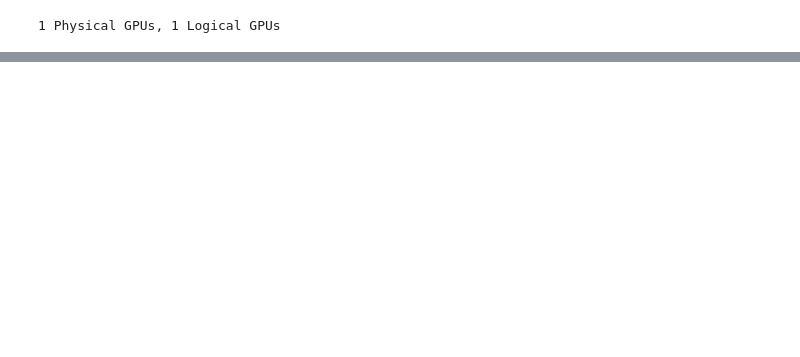
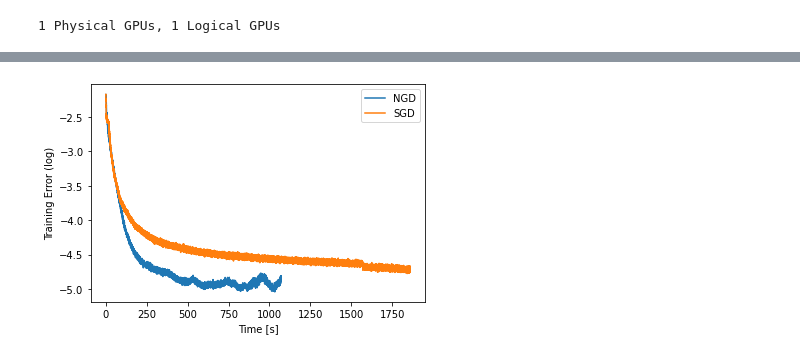
Before and after one commit to xuan-li/273A-Project, a Jupyter notebook: NGD.ipynb, the cells around one changed output, grey strips where cells are left out. Saved outputs shown, nothing was run; the diff lists cells and outputs as text; code cells hidden in the pictures; blank space fills up the shorter version.

```diff
--- a/NGD.ipynb
+++ b/NGD.ipynb
@@ -64,6 +66,9 @@ class Autoencoder(object):
         self.dtype = tf.float32
         self.ngd = ngd
         self.sigma = 1e-6
+        self.training_error = []
+        self.time_stamps = []
+        self.save_path = None
 
     def __loss(self, x_input):
         outputs = self.extend_model(x_input)
@@ -95,8 +100,8 @@ class Autoencoder(object):
             for i, layer in enumerate(pre_output_layers):
                 right = tf.tensordot(self.e[i+1], self.e[i+1], axes=[[0], [0]]) / x_input.shape[0]
                 left = tf.tensordot(self.x[i], self.x[i], axes=[[0], [0]]) / x_input.shape[0]
-                left_inverse = tf.linalg.inv(left + 1e-3 * tf.eye(left.shape[0]));
-                right_inverse = tf.linalg.inv(right + 1e-3 * tf.eye(right.shape[0]))
+                left_inverse = tf.linalg.inv(left + 1e-5 * tf.eye(left.shape[0]));
+                right_inverse = tf.linalg.inv(right + 1e-5 * tf.eye(right.shape[0]))
                 grad[i] = 1 / L * tf.linalg.matmul(tf.linalg.matmul(left_inverse, grad[i]), right_inverse)
         return loss_value, grad
 
@@ -108,14 +113,20 @@ class Autoencoder(object):
         self.model.summary()
 
     # The training function
-    def fit(self, x_train, x_validate, tf_optimizer, tf_epochs=5000, batch_size=1024, shuffle_buffer_size=10 * 512):
+    def fit(self, x_train, x_validate, tf_optimizer, tf_epochs=5000, batch_size=1024, shuffle_buffer_size=10 * 1024, save_frequency = 10):
         train_dataset = tf.data.Dataset.from_tensor_slices(x_train)
         train_dataset = train_dataset.shuffle(shuffle_buffer_size).batch(batch_size)
         validate_data = tf.convert_to_tensor(x_validate, dtype='float32')
+        t = time.time()
         for epoch in range(tf_epochs):
             # Optimization step
             for data in train_dataset:
                 loss_value, grads = self.__grad(data)
+                elapsed = time.time() - t
+                self.training_error.append(loss_value)
+                self.time_stamps.append(elapsed)
                 tf_optimizer.apply_gradients(zip(grads, self.__wrap_training_variables()))
-            # if (epoch % 1 == 0):
+            if (epoch % 5 == 0):
+                if (self.save_path != None):
+                    self.model.save('outputs/'+ self.save_path + 'epoch_' +str(epoch) +'.h5')
             print(f"epoch: {epoch}, loss_value: {self.__loss(x_validate)}")
@@ -164,6 +136,7 @@ _________________________________________________________________
 # %%
 tf_optimizer = tf.keras.optimizers.Adam(
-  learning_rate=1e-1,
+  learning_rate=5e-1,
   beta_1=0.99,
   epsilon=1e-1)
-net2.fit(x_train, x_validate, tf_optimizer, 10)
+net2.save_path = 'SGD'
+net2.fit(x_train, x_validate, tf_optimizer, 1000, )
@@ -181,7 +149,10 @@ epoch: 9, loss_value: 0.0737016573548317
 # %%
 tf_optimizer = tf.keras.optimizers.Adam(
-  learning_rate=1e-2,
+  learning_rate=1e-3,
   beta_1=0.99,
   epsilon=1e-1)
-net1.fit(x_train, x_validate, tf_optimizer, 10)
+net1.save_path = 'NGD'
+net1.fit(x_train, x_validate, tf_optimizer, 200)
+np.save('NGD_error.npy', net1.training_error)
+np.save('NGD_timestamp.npy', net1.time_stamps)
 # %% [output]
@@ -197,0 +182,11 @@ epoch: 9, loss_value: 0.01658797077834606
+# %%
+import matplotlib.pyplot as plt
+plt.plot(net1.time_stamps, np.log(net1.training_error))
+plt.plot(net2.time_stamps, np.log(net2.training_error))
+# plt.xlim([-50, 850])
+plt.legend(["NGD", "SGD"])
+plt.ylabel("Training Error (log)")
+plt.xlabel("Time [s]")
+plt.savefig("loss-time.pdf", dpi=600, bbox_inches="tight")
+# %% [output]
+[figure, added]
```
Also changed, not shown: parts of 12 cells of this notebook.
